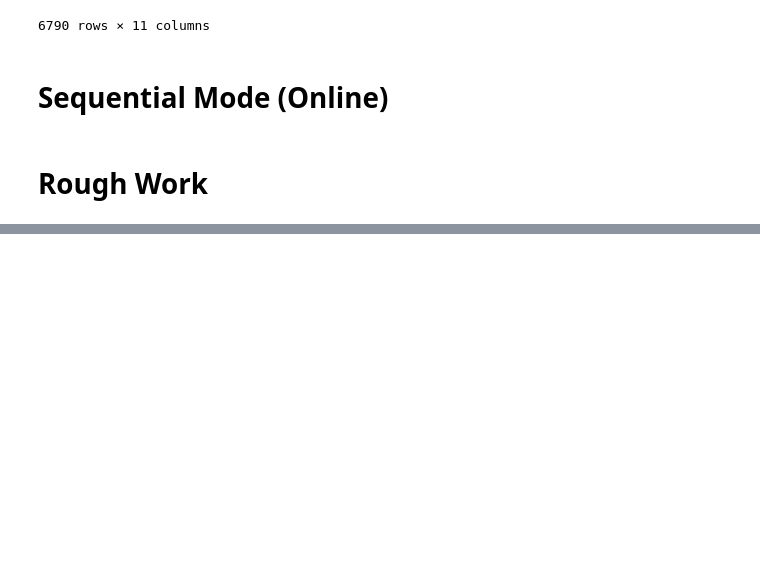
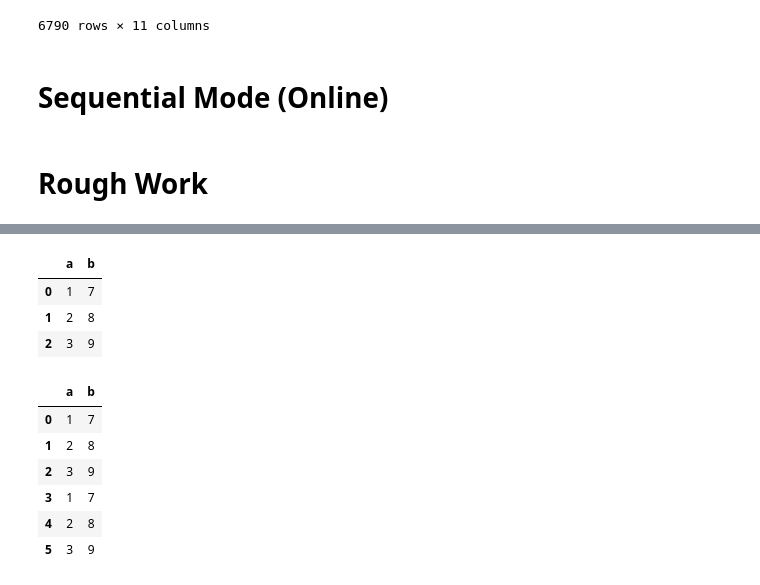
Before and after one commit to RohitashwaChaks/GoFundMe_Project, a Jupyter notebook: ScrapeURLs.ipynb, the cells around one changed output, grey strips where cells are left out. Cells and saved outputs as stored; diff of their text form; code cells hidden in the pictures; blank space fills up the shorter version.

```diff
--- a/ScrapeURLs.ipynb
+++ b/ScrapeURLs.ipynb
@@ -527,0 +530,24 @@ text
+# %%
+import pandas as pd
+
+file = "data/1.csv"
+d = pd.DataFrame({"a":[1,2,3],"b":[7,8,9]})
+# %%
+d.to_csv(file, index = False)
+pd.read_csv(file)
+# %% [output]
+|  | a | b |
+| 0 | 1 | 7 |
+| 1 | 2 | 8 |
+| 2 | 3 | 9 |
+# %%
+d.to_csv(file, mode = 'a', header = False, index = False)
+pd.read_csv(file)
+# %% [output]
+|  | a | b |
+| 0 | 1 | 7 |
+| 1 | 2 | 8 |
+| 2 | 3 | 9 |
+| 3 | 1 | 7 |
+| 4 | 2 | 8 |
+| 5 | 3 | 9 |
```
Also changed, not shown: parts of 7 cells of this notebook, 24 other files.
